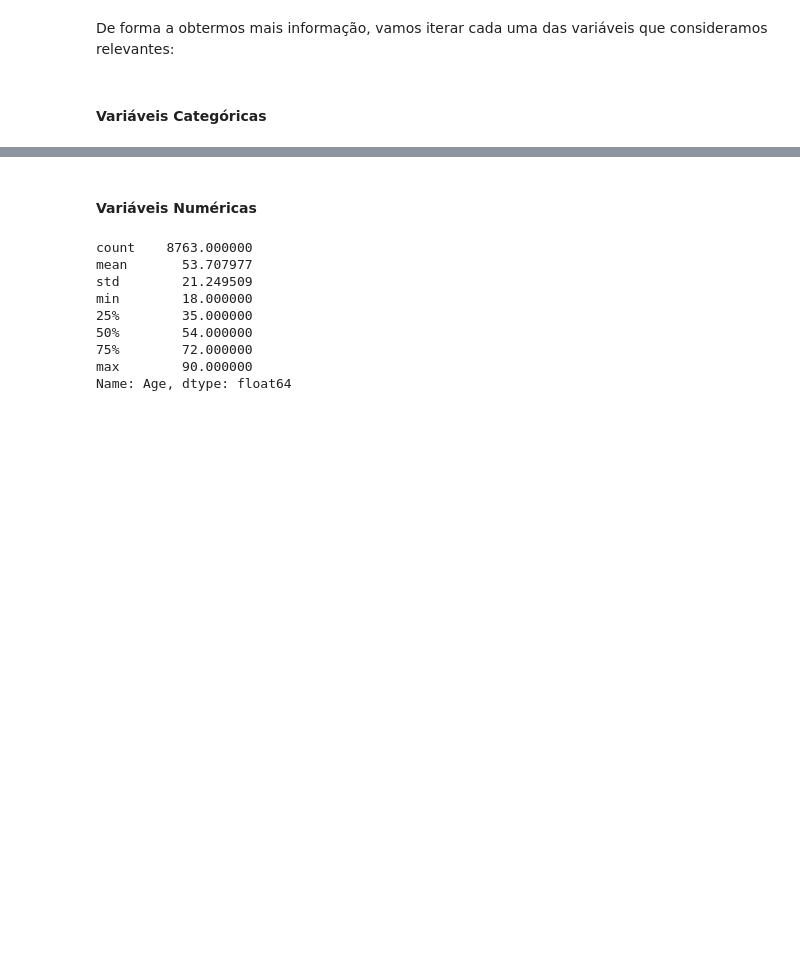
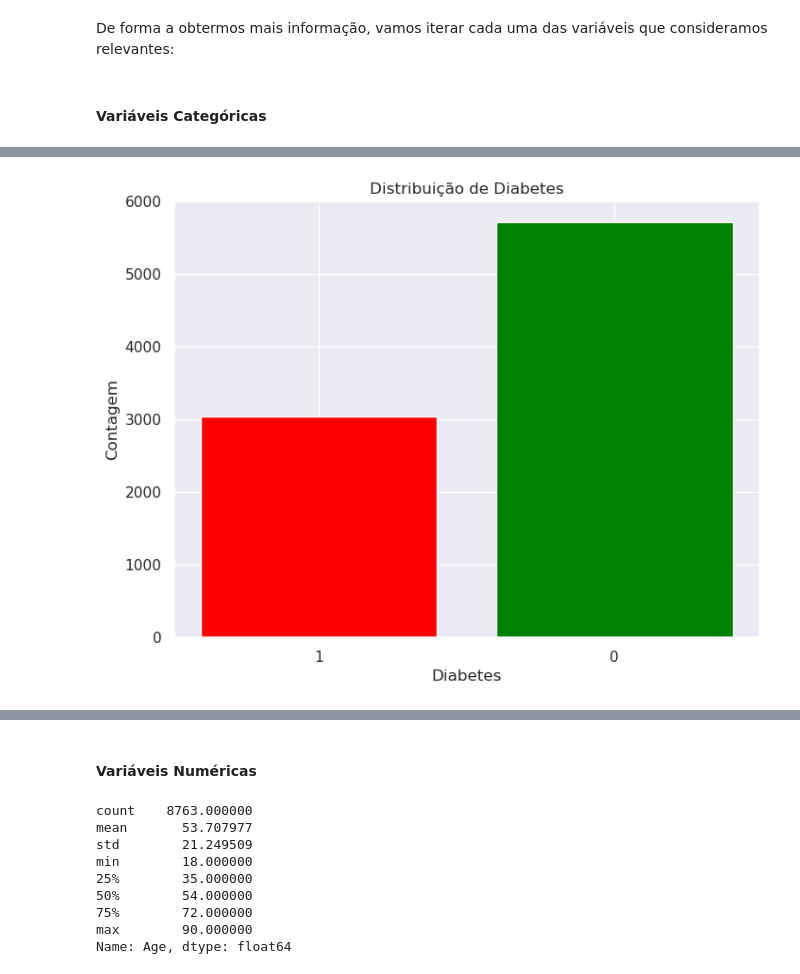
Before and after one commit to orlandopalmeira/Trabalho-DAA-2023-2024, a Jupyter notebook: Tarefa_1/tarefa_1_analise.ipynb, the cells around one changed output, grey strips where cells are left out. Drawn from its saved outputs; the diff is of its cells as text; code cells hidden in the pictures; blank space fills up the shorter version.

```diff
--- a/Tarefa_1/tarefa_1_analise.ipynb
+++ b/Tarefa_1/tarefa_1_analise.ipynb
@@ -408,0 +223,7 @@ Name: proportion, dtype: float64
+# %%
+diabetes_counts= data['Diabetes'].value_counts()
+print(diabetes_counts)
+
+
+diabetes_proportion = data['Diabetes'].value_counts(normalize=True)
+print(diabetes_proportion)
@@ -408,0 +239,11 @@ Name: proportion, dtype: float64
+# %%
+plt.figure(figsize=(8, 6))
+plt.bar(diabetes_counts.index, diabetes_counts.values, color=['green', 'red'])
+plt.xlabel('Diabetes')
+plt.ylabel('Contagem')
+plt.title('Distribuição de Diabetes')
+#de forma ao eixo do x só ser dividido em valores inteiros (0 e 1)
+plt.xticks(range(len(diabetes_counts.index)), [int(x) for x in diabetes_counts.index])
+plt.show()
+# %% [output]
+[figure, added]
```
Also changed, not shown: parts of 51 cells of this notebook.
